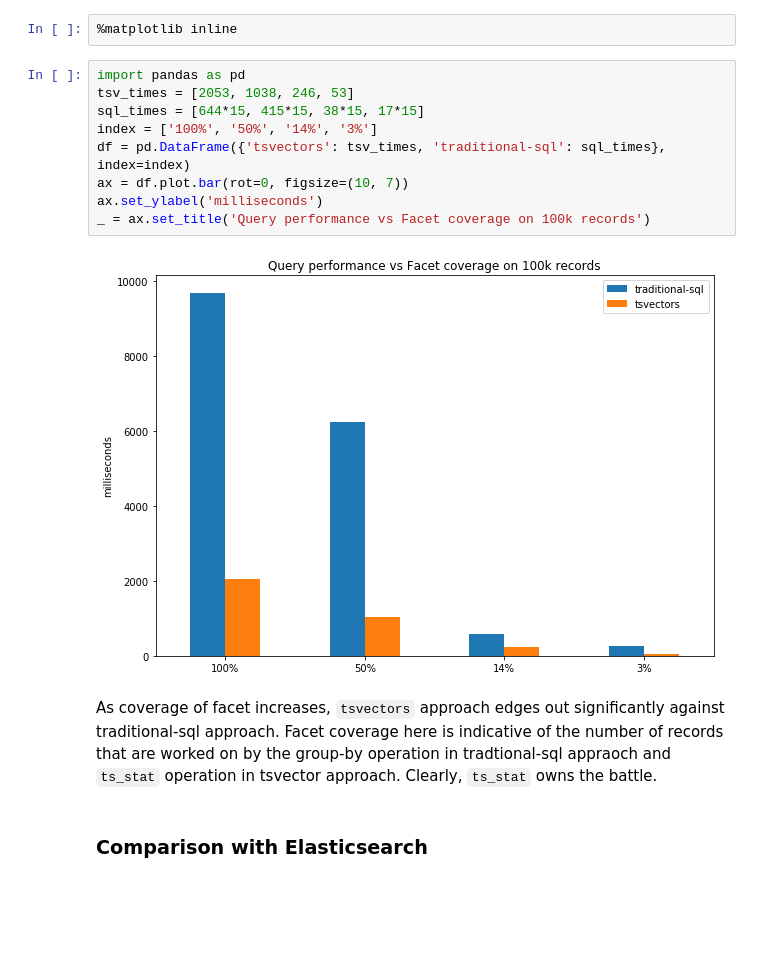
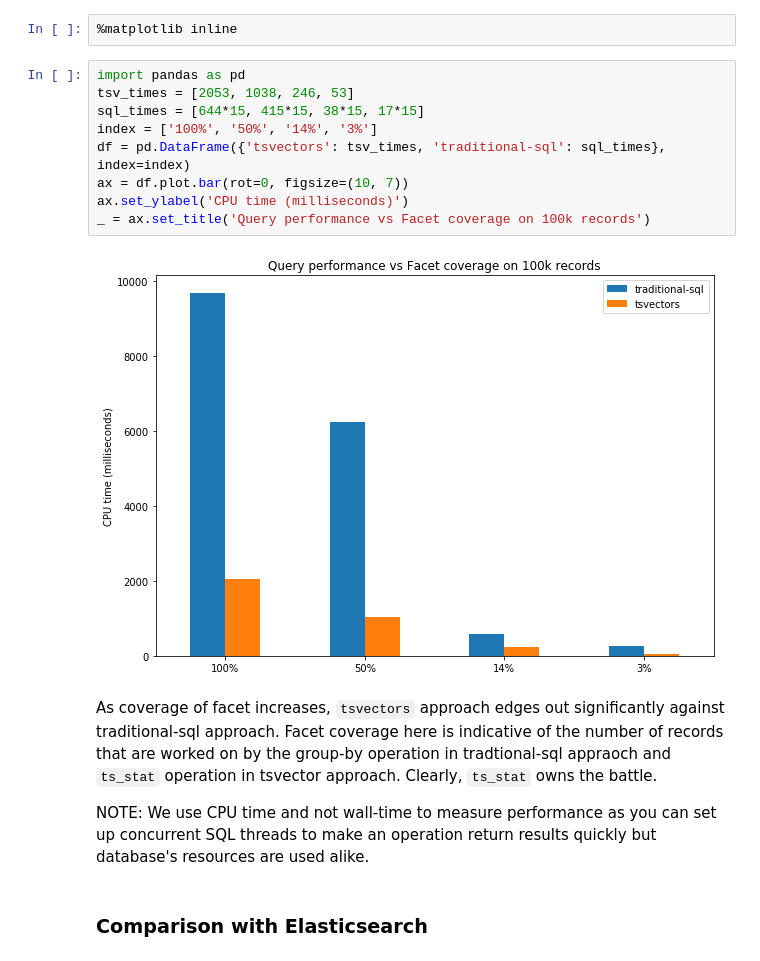
Before and after one commit to arbazkhan002/tech-case, a Jupyter notebook: facets-in-postgres/Faceted-search with postgres.ipynb, the cells around one changed output. Saved outputs shown, nothing was run; the diff lists cells and outputs as text; blank space fills up the shorter version.

```diff
--- a/facets-in-postgres/Faceted-search with postgres.ipynb
+++ b/facets-in-postgres/Faceted-search with postgres.ipynb
@@ -170,16 +181,18 @@ Starting with that note, lets see how tsvectors approach compares with tradition
 # %%
 import pandas as pd
 tsv_times = [2053, 1038, 246, 53]
 sql_times = [644*15, 415*15, 38*15, 17*15]
 index = ['100%', '50%', '14%', '3%']
 df = pd.DataFrame({'tsvectors': tsv_times, 'traditional-sql': sql_times}, index=index)
 ax = df.plot.bar(rot=0, figsize=(10, 7))
-ax.set_ylabel('milliseconds')
+ax.set_ylabel('CPU time (milliseconds)')
 _ = ax.set_title('Query performance vs Facet coverage on 100k records')
 # %% [output]
-[figure, old version]
+[figure, new version]
 # %% [markdown]
 As coverage of facet increases, `tsvectors` approach edges out significantly against traditional-sql approach. Facet coverage here is indicative of the number of records that are worked on by the group-by operation in tradtional-sql appraoch and `ts_stat` operation in tsvector approach. Clearly, `ts_stat` owns the battle.
+
+NOTE: We use CPU time and not wall-time to measure performance as you can set up concurrent SQL threads to make an operation return results quickly but database's resources are used alike.
 # %% [markdown]
 ### Comparison with Elasticsearch
 # %% [markdown]
```
Also changed, not shown: parts of 10 cells of this notebook.
